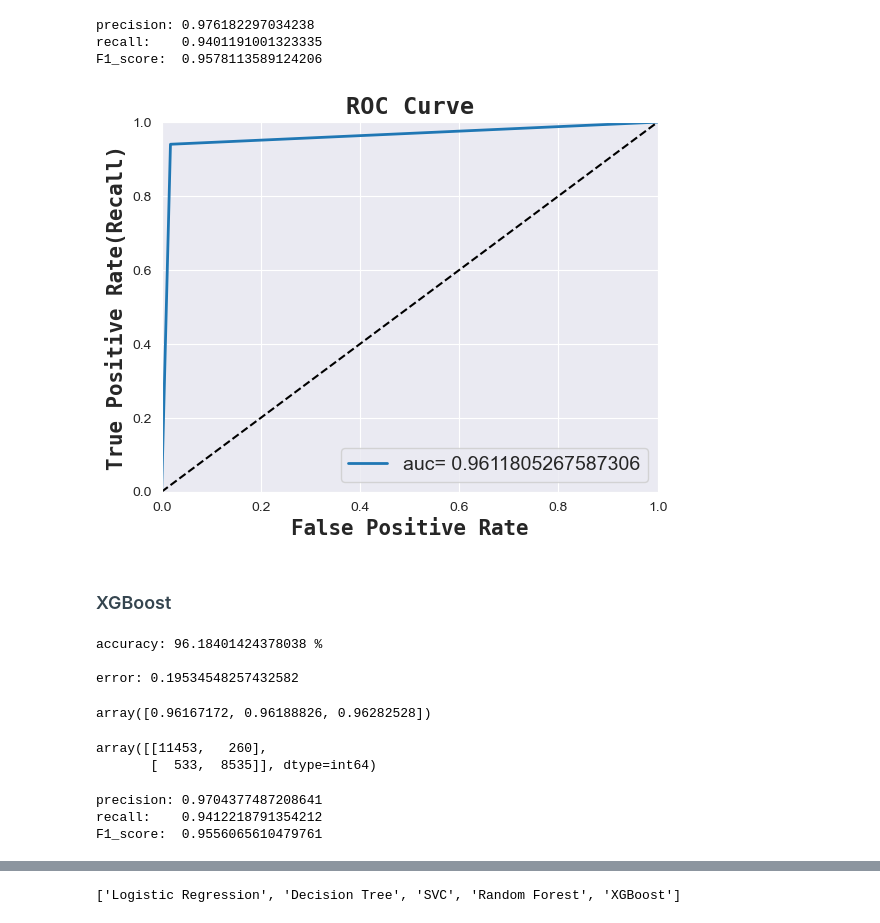
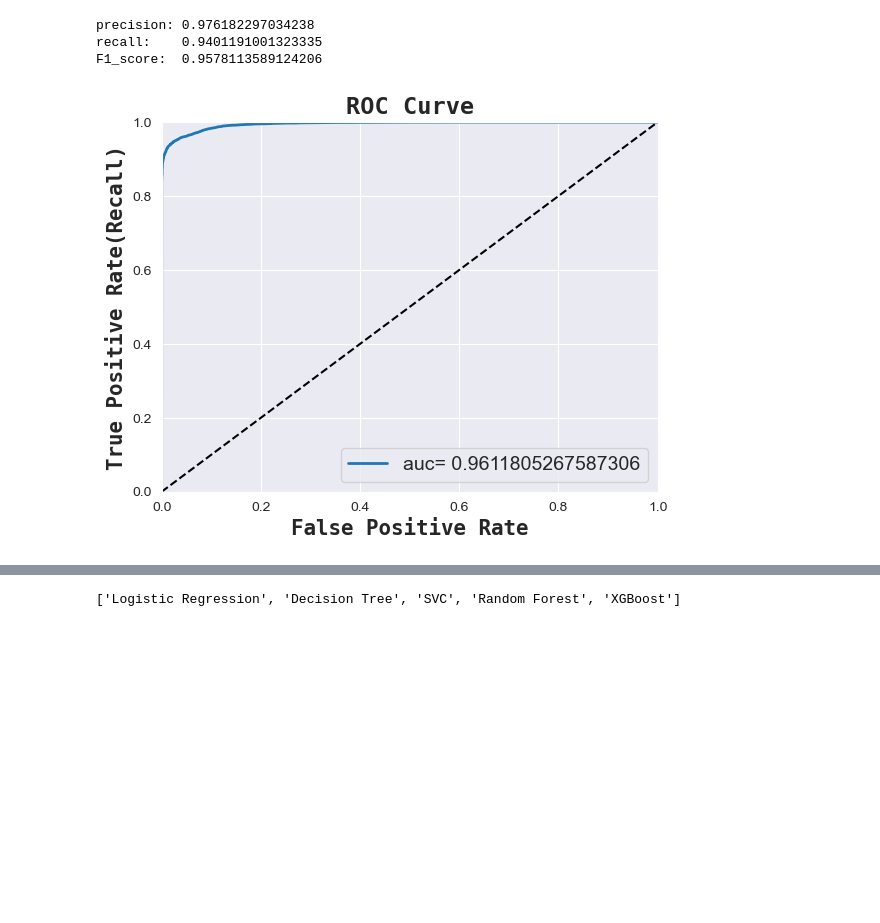
Before and after one commit to abdoghazala7/Airline-Passenger-Satisfaction, a Jupyter notebook: Airline-Passenger-Satisfaction.ipynb, the cells around one changed output, grey strips where cells are left out. Cells and saved outputs as stored; diff of their text form; code cells hidden in the pictures; blank space fills up the shorter version.

```diff
--- a/Airline-Passenger-Satisfaction.ipynb
+++ b/Airline-Passenger-Satisfaction.ipynb
@@ -474,7 +480,7 @@ plot_roc_curve(dt_fpr , dt_tpr, roc_auc_score(y_valid , pred_2))
 # %% [markdown]
 # <h3 style = "color: #35454F">SVC</h3>
 # %%
-svc = SVC(random_state = 42)
+svc = SVC(C = 10, random_state = 42)
 svc.fit(x_train , y_train )
 
 pred_3 = svc.predict( x_valid)
@@ -531,34 +537,7 @@ precision: 0.976182297034238
 recall:    0.9401191001323335
 F1_score:  0.9578113589124206
 # %%
-rf_fpr, rf_tpr, thresholds = roc_curve(y_valid, pred_4)
+rf_fpr, rf_tpr, thresholds = roc_curve(y_valid, rf.predict_proba(x_valid)[:,1])
 plot_roc_curve(rf_fpr , rf_tpr, roc_auc_score(y_valid , pred_4))
 # %% [output]
-[figure, old version]
+[figure, new version]
-# %% [markdown]
-# <h3 style = "color: #35454F">XGBoost</h3>
-# %%
-XGB = XGBClassifier(random_state = 42)
-XGB.fit(x_train , y_train)
-
-pred_5 = XGB.predict( x_valid )
-accuracy_and_rmse(pred_5 , 'XGBoost')
-# %% [output]
-accuracy: 96.18401424378038 %
-
-error: 0.19534548257432582
-# %%
-cross_val_score(XGB, x_train, y_train , cv= 3 , scoring= 'accuracy'  )
-# %% [output]
-array([0.96167172, 0.96188826, 0.96282528])
-# %%
-confusion_matrix(y_valid , pred_5 )
-# %% [output]
-array([[11453,   260],
-       [  533,  8535]], dtype=int64)
-# %%
-precision_recall_f1(pred_5)
-# %% [output]
-precision: 0.9704377487208641
-recall:    0.9412218791354212
-F1_score:  0.9556065610479761
```
Also changed, not shown: parts of 22 cells of this notebook.
